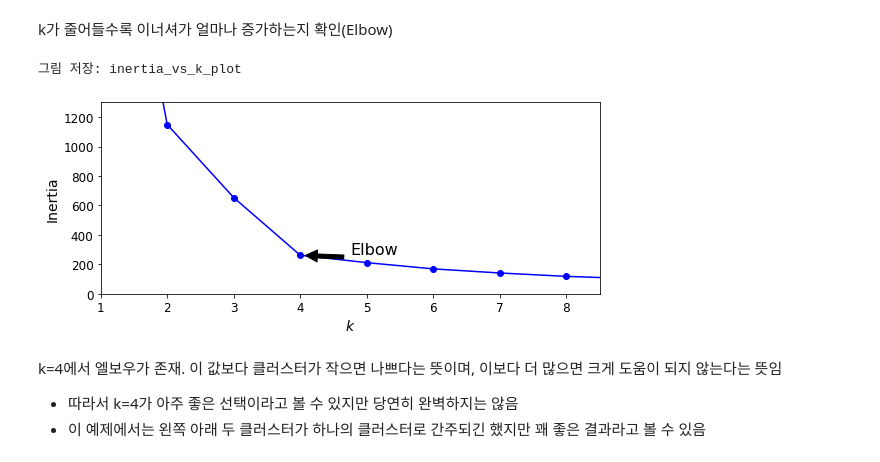
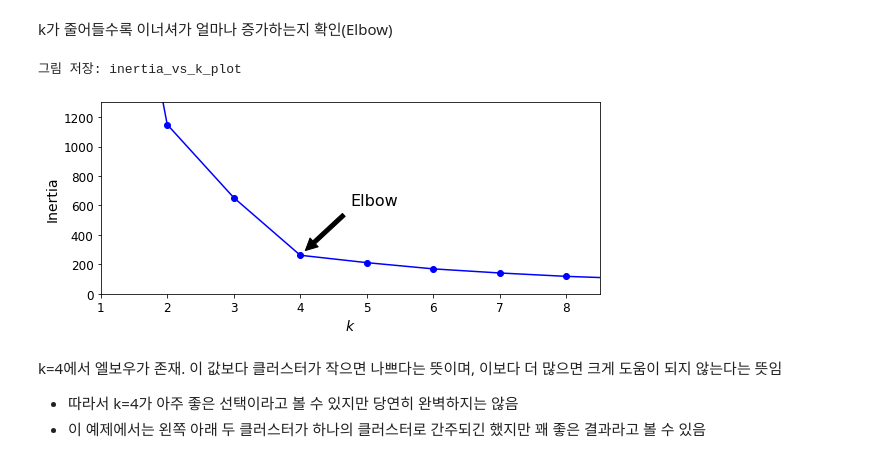
Before and after one commit to mg4432/HandsOn-ML, a Jupyter notebook: Unsupervised_learning.ipynb, the cells around one changed output. Cells and saved outputs as stored; diff of their text form; code cells hidden in the pictures.

```diff
--- a/Unsupervised_learning.ipynb
+++ b/Unsupervised_learning.ipynb
@@ -621,22 +619,22 @@ inertias = [model.inertia_ for model in kmeans_per_k]
 # %%
 plt.figure(figsize = (8,3.5))
 plt.plot(range(1,10), inertias, 'bo-')
 plt.xlabel('$k$', fontsize = 14)
 plt.ylabel('Inertia', fontsize = 14)
 plt.annotate('Elbow',
              xy = (4, inertias[3]),
-             xytext = (0.55,0.35),
+             xytext = (0.55,0.55),
              textcoords = 'figure fraction',
              fontsize = 16,
              arrowprops = dict(facecolor = 'black', shrink = 0.1)
             )
 plt.axis([1,8.5,0,1300])
 
 save_fig('inertia_vs_k_plot')
 plt.show()
 # %% [output]
 그림 저장: inertia_vs_k_plot
-[figure, old version]
+[figure, new version]
 # %% [markdown]
 k=4에서 엘보우가 존재. 이 값보다 클러스터가 작으면 나쁘다는 뜻이며, 이보다 더 많으면 크게 도움이 되지 않는다는 뜻임
 - 따라서 k=4가 아주 좋은 선택이라고 볼 수 있지만 당연히 완벽하지는 않음
```
Also changed, not shown: parts of 33 cells of this notebook.
